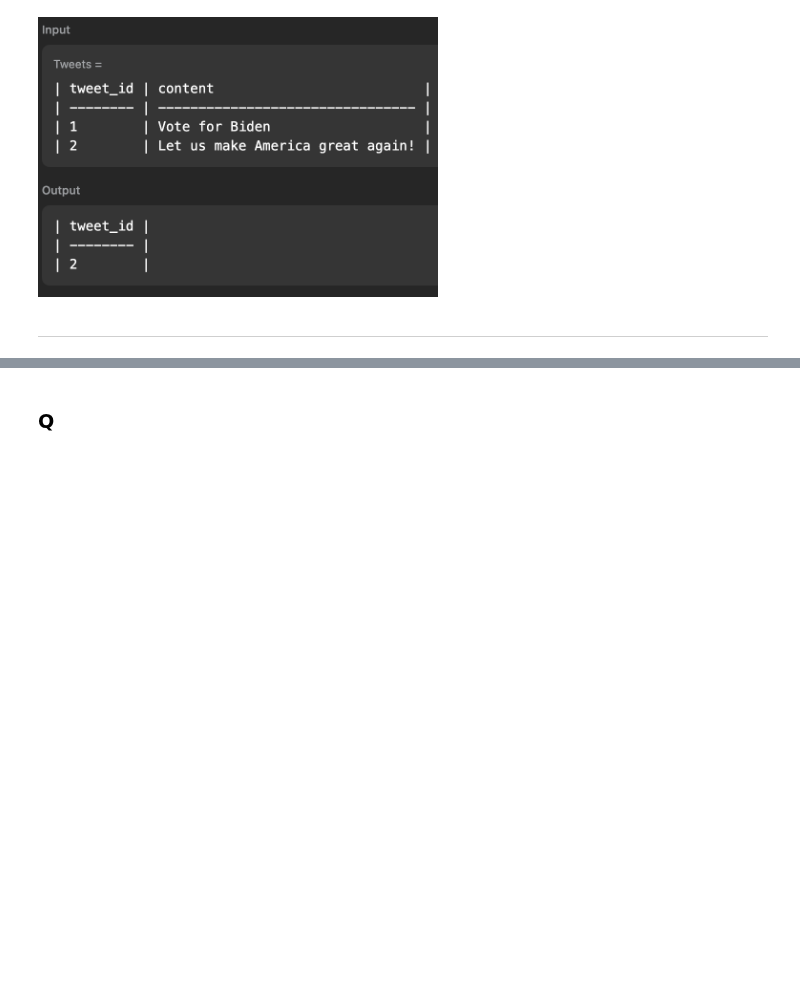
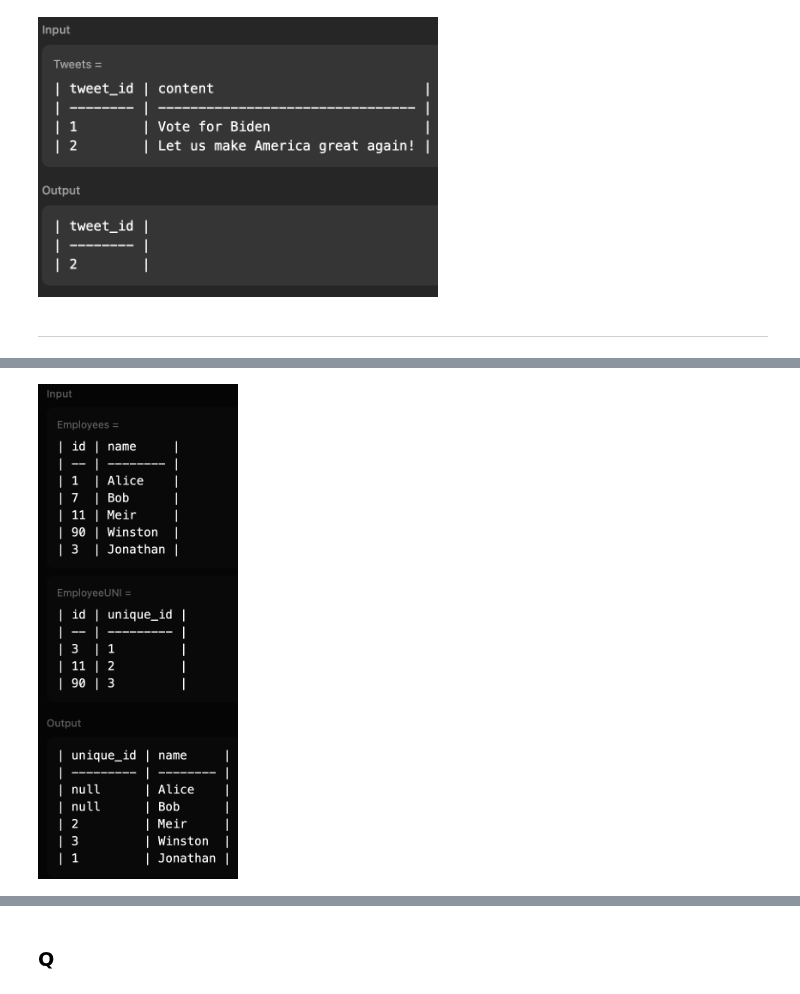
Before and after one commit to A-C-Sai/working-with-data, a Jupyter notebook: interview-prep/leetcode/sql.ipynb, the cells around one changed output, grey strips where cells are left out. Cells and saved outputs as stored; diff of their text form; code cells hidden in the pictures; blank space fills up the shorter version.

```diff
--- a/interview-prep/leetcode/sql.ipynb
+++ b/interview-prep/leetcode/sql.ipynb
@@ -121,0 +140,4 @@ Image(filename="./resources/1683.png", width = 400)
+# %%
+Image(filename="./resources/1378.png", width = 200)
+# %% [output]
+[figure, added]
```
Also changed, not shown: parts of 24 cells of this notebook, 4 other files.
